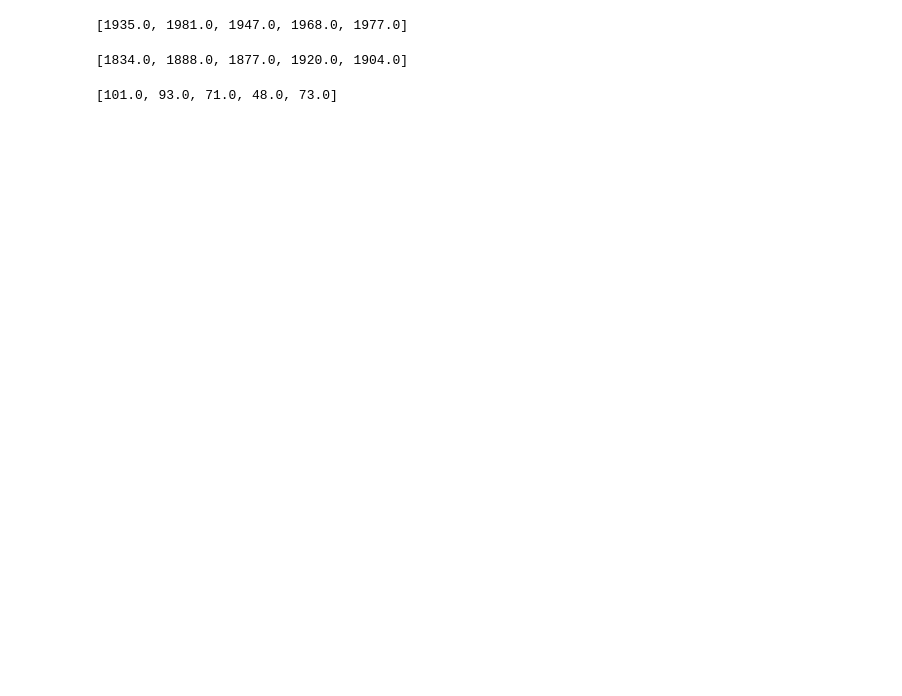
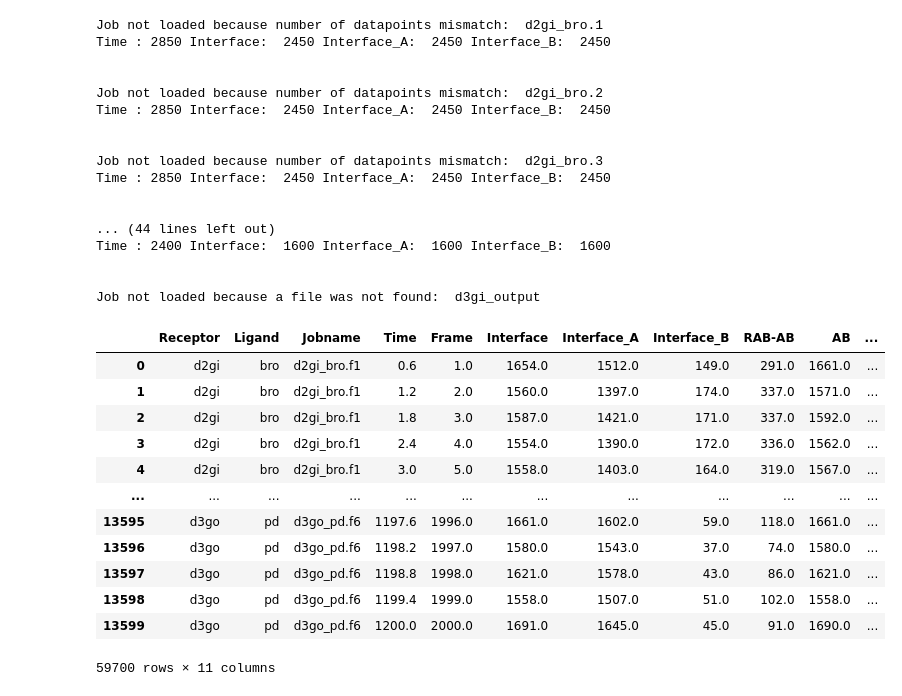
Before and after one commit to brucekhlee/ace, a Jupyter notebook: tutorial/dx_g_cpx/check_interface.ipynb, the cells around one changed output. Drawn from its saved outputs; the diff is of its cells as text; code cells hidden in the pictures; blank space fills up the shorter version.

```diff
--- a/tutorial/dx_g_cpx/check_interface.ipynb
+++ b/tutorial/dx_g_cpx/check_interface.ipynb
@@ -192,12 +84,36 @@ c=pickle.load(open("/home/khlee/work/desmond/output/d3go/prm/d3go_prm.f1/output/
-# %%
-a[0:5]
-# %% [output]
-[1935.0, 1981.0, 1947.0, 1968.0, 1977.0]
-# %%
-b[0:5]
-# %% [output]
-[1834.0, 1888.0, 1877.0, 1920.0, 1904.0]
-# %%
-c[0:5]
-# %% [output]
-[101.0, 93.0, 71.0, 48.0, 73.0]
+# %%
+sel_pairs = [("d2gi", "bro"),("d2go", "bro"),("d3gi", "prm"),("d3go", "prm"),("d3gi", "pd"),("d3go", "pd")]
+df = read_caller(sel_pairs)
+df = check_interface(df)
+df
+# %% [output]
+Job not loaded because number of datapoints mismatch:  d2gi_bro.1
+Time : 2850 Interface:  2450 Interface_A:  2450 Interface_B:  2450
+
+
+Job not loaded because number of datapoints mismatch:  d2gi_bro.2
+Time : 2850 Interface:  2450 Interface_A:  2450 Interface_B:  2450
+
+
+Job not loaded because number of datapoints mismatch:  d2gi_bro.3
+Time : 2850 Interface:  2450 Interface_A:  2450 Interface_B:  2450
+
+
+... (44 lines left out)
+Time : 2400 Interface:  1600 Interface_A:  1600 Interface_B:  1600
+
+
+Job not loaded because a file was not found:  d3gi_output
+|  | Receptor | Ligand | Jobname | Time | Frame | Interface | Interface_A | Interface_B | RAB-AB | AB | ... |
+| 0 | d2gi | bro | d2gi_bro.f1 | 0.6 | 1.0 | 1654.0 | 1512.0 | 149.0 | 291.0 | 1661.0 | ... |
+| 1 | d2gi | bro | d2gi_bro.f1 | 1.2 | 2.0 | 1560.0 | 1397.0 | 174.0 | 337.0 | 1571.0 | ... |
+| 2 | d2gi | bro | d2gi_bro.f1 | 1.8 | 3.0 | 1587.0 | 1421.0 | 171.0 | 337.0 | 1592.0 | ... |
+| 3 | d2gi | bro | d2gi_bro.f1 | 2.4 | 4.0 | 1554.0 | 1390.0 | 172.0 | 336.0 | 1562.0 | ... |
+| 4 | d2gi | bro | d2gi_bro.f1 | 3.0 | 5.0 | 1558.0 | 1403.0 | 164.0 | 319.0 | 1567.0 | ... |
+| ... | ... | ... | ... | ... | ... | ... | ... | ... | ... | ... | ... |
+| 13595 | d3go | pd | d3go_pd.f6 | 1197.6 | 1996.0 | 1661.0 | 1602.0 | 59.0 | 118.0 | 1661.0 | ... |
+| 13596 | d3go | pd | d3go_pd.f6 | 1198.2 | 1997.0 | 1580.0 | 1543.0 | 37.0 | 74.0 | 1580.0 | ... |
+| 13597 | d3go | pd | d3go_pd.f6 | 1198.8 | 1998.0 | 1621.0 | 1578.0 | 43.0 | 86.0 | 1621.0 | ... |
+| 13598 | d3go | pd | d3go_pd.f6 | 1199.4 | 1999.0 | 1558.0 | 1507.0 | 51.0 | 102.0 | 1558.0 | ... |
+| 13599 | d3go | pd | d3go_pd.f6 | 1200.0 | 2000.0 | 1691.0 | 1645.0 | 45.0 | 91.0 | 1690.0 | ... |
+59700 rows × 11 columns
```
Also changed, not shown: parts of 28 cells of this notebook.
